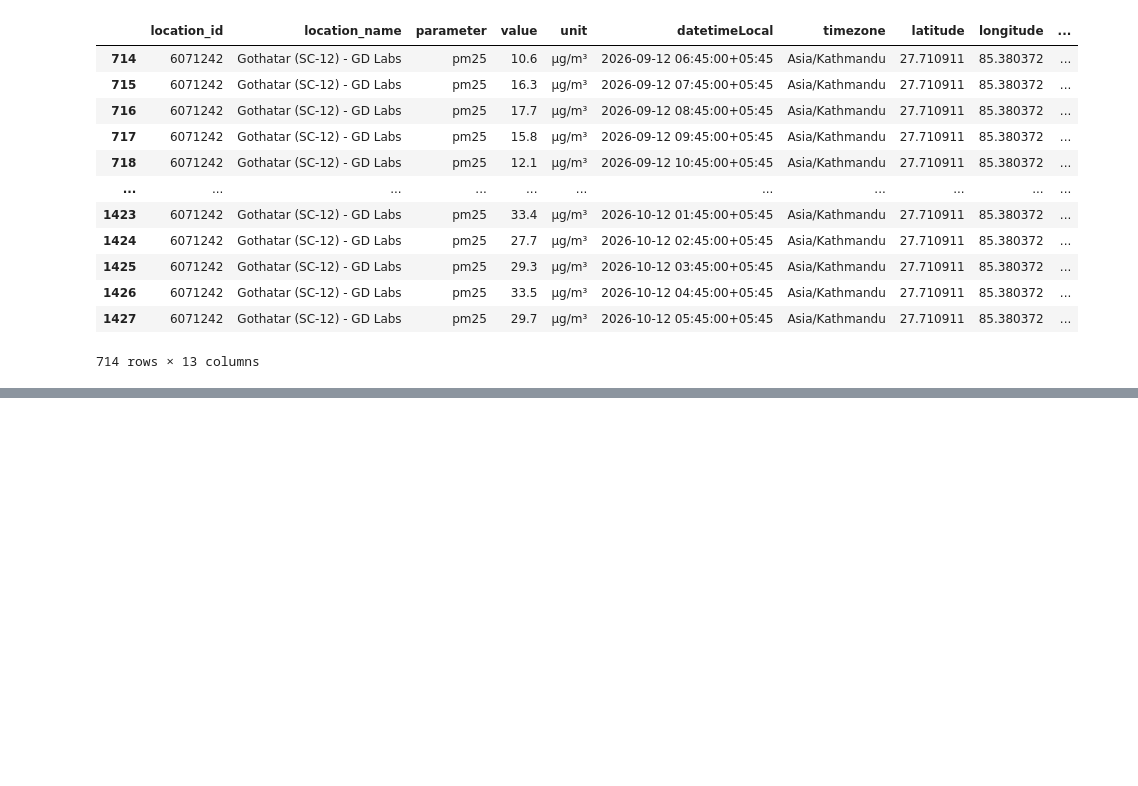
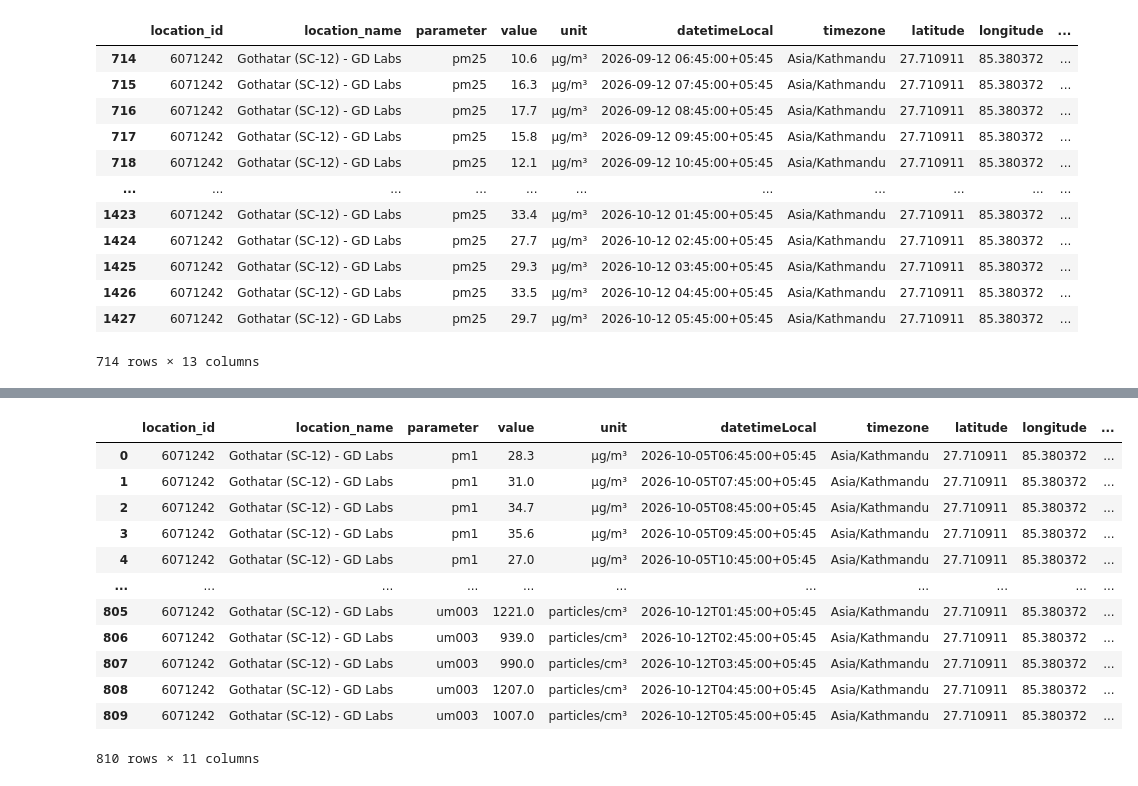
Before and after one commit to Laxmination/Kathmandu-PM2.5-Forecasting, a Jupyter notebook: OpenAQdatasetCleaning/Gothatar Data Clean.ipynb, the cells around one changed output, grey strips where cells are left out. Drawn from its saved outputs; the diff is of its cells as text; code cells hidden in the pictures; blank space fills up the shorter version.

```diff
--- a/OpenAQdatasetCleaning/Gothatar Data Clean.ipynb
+++ b/OpenAQdatasetCleaning/Gothatar Data Clean.ipynb
@@ -208,0 +211,3 @@ cleaned1.to_csv('cleaned_GothatarLast30days.csv', index=False)
+# %%
+df7 = pd.read_csv('Gothatar_last1week.csv')
+df7.info()
@@ -208,0 +251,17 @@ cleaned1.to_csv('cleaned_GothatarLast30days.csv', index=False)
+# %%
+cleaned2 =df7.drop(columns=['country_iso', 'isMobile', 'isMonitor', 'datetimeUtc'], inplace=False)
+cleaned2
+# %% [output]
+|  | location_id | location_name | parameter | value | unit | datetimeLocal | timezone | latitude | longitude | ... |
+| 0 | 6071242 | Gothatar (SC-12) - GD Labs | pm1 | 28.3 | µg/m³ | 2026-10-05T06:45:00+05:45 | Asia/Kathmandu | 27.710911 | 85.380372 | ... |
+| 1 | 6071242 | Gothatar (SC-12) - GD Labs | pm1 | 31.0 | µg/m³ | 2026-10-05T07:45:00+05:45 | Asia/Kathmandu | 27.710911 | 85.380372 | ... |
+| 2 | 6071242 | Gothatar (SC-12) - GD Labs | pm1 | 34.7 | µg/m³ | 2026-10-05T08:45:00+05:45 | Asia/Kathmandu | 27.710911 | 85.380372 | ... |
+| 3 | 6071242 | Gothatar (SC-12) - GD Labs | pm1 | 35.6 | µg/m³ | 2026-10-05T09:45:00+05:45 | Asia/Kathmandu | 27.710911 | 85.380372 | ... |
+| 4 | 6071242 | Gothatar (SC-12) - GD Labs | pm1 | 27.0 | µg/m³ | 2026-10-05T10:45:00+05:45 | Asia/Kathmandu | 27.710911 | 85.380372 | ... |
+| ... | ... | ... | ... | ... | ... | ... | ... | ... | ... | ... |
+| 805 | 6071242 | Gothatar (SC-12) - GD Labs | um003 | 1221.0 | particles/cm³ | 2026-10-12T01:45:00+05:45 | Asia/Kathmandu | 27.710911 | 85.380372 | ... |
+| 806 | 6071242 | Gothatar (SC-12) - GD Labs | um003 | 939.0 | particles/cm³ | 2026-10-12T02:45:00+05:45 | Asia/Kathmandu | 27.710911 | 85.380372 | ... |
+| 807 | 6071242 | Gothatar (SC-12) - GD Labs | um003 | 990.0 | particles/cm³ | 2026-10-12T03:45:00+05:45 | Asia/Kathmandu | 27.710911 | 85.380372 | ... |
+| 808 | 6071242 | Gothatar (SC-12) - GD Labs | um003 | 1207.0 | particles/cm³ | 2026-10-12T04:45:00+05:45 | Asia/Kathmandu | 27.710911 | 85.380372 | ... |
+| 809 | 6071242 | Gothatar (SC-12) - GD Labs | um003 | 1007.0 | particles/cm³ | 2026-10-12T05:45:00+05:45 | Asia/Kathmandu | 27.710911 | 85.380372 | ... |
+810 rows × 11 columns
```
Also changed, not shown: parts of 6 cells of this notebook, 3 other files.
